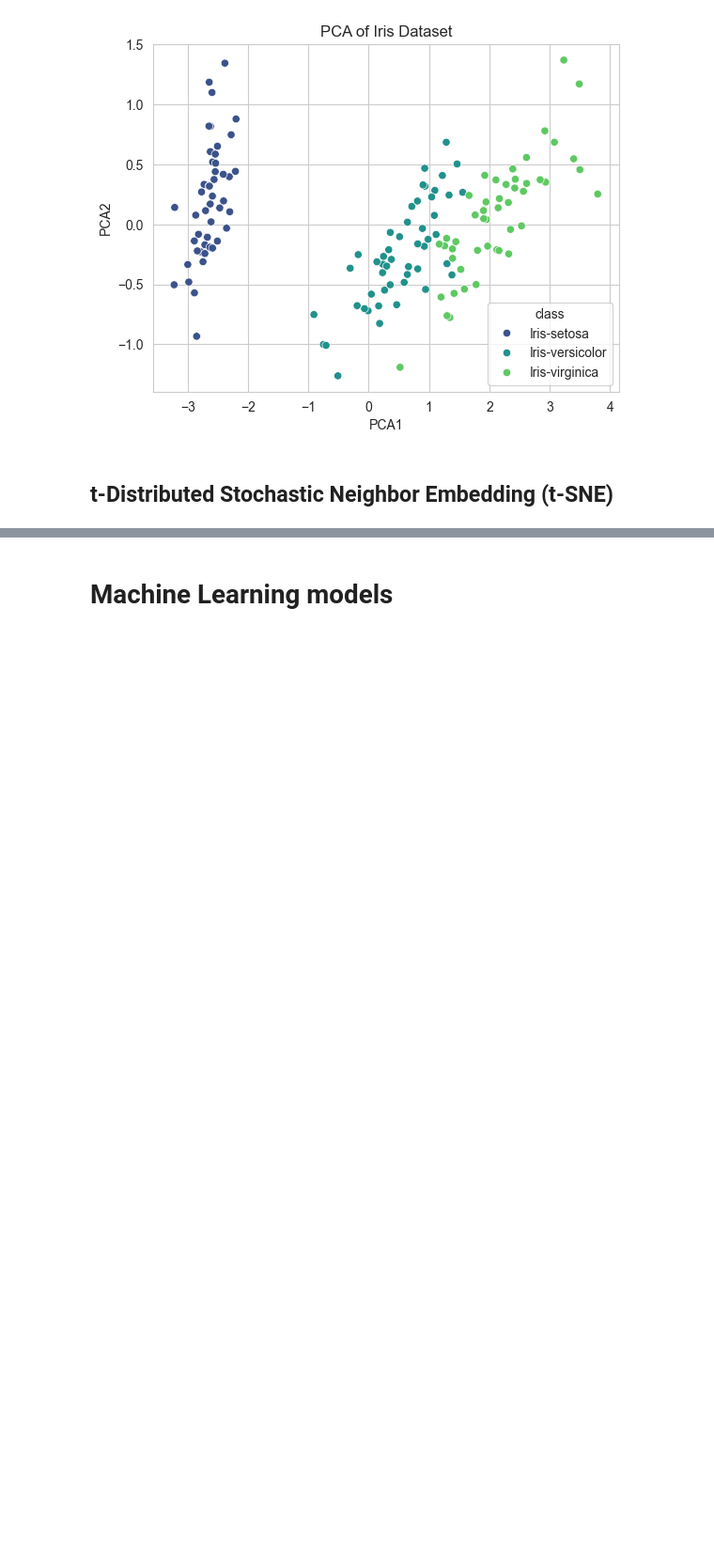
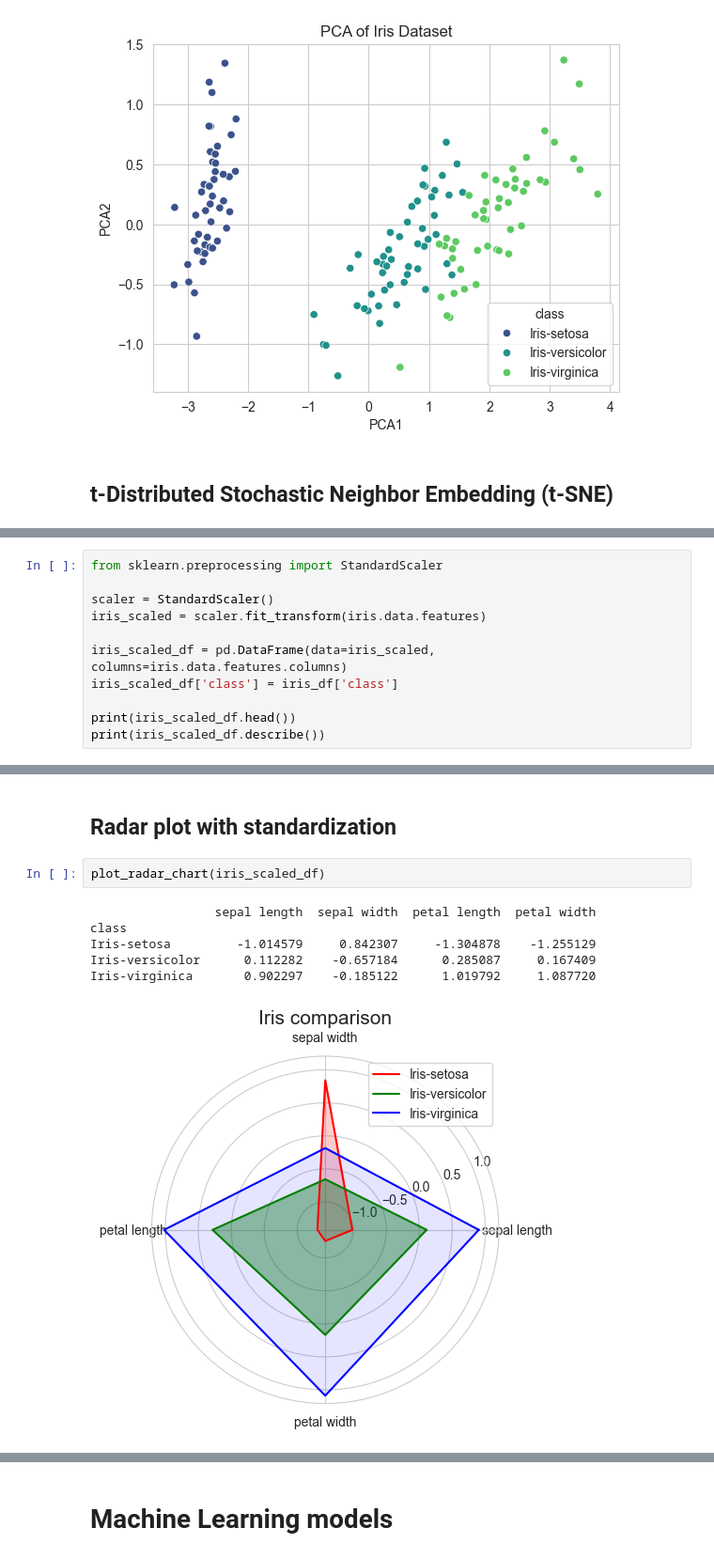
Before and after one commit to dzebrowskii/Iris-analysis, a Jupyter notebook: iris_eda.ipynb, the cells around one changed output, grey strips where cells are left out. Shown at 94% size. Cells and saved outputs as stored; diff of their text form; blank space fills up the shorter version.

```diff
--- a/iris_eda.ipynb
+++ b/iris_eda.ipynb
@@ -252,0 +298,11 @@ plt.show()
+# %%
+from sklearn.preprocessing import StandardScaler
+
+scaler = StandardScaler()
+iris_scaled = scaler.fit_transform(iris.data.features)
+
+iris_scaled_df = pd.DataFrame(data=iris_scaled, columns=iris.data.features.columns)
+iris_scaled_df['class'] = iris_df['class']
+
+print(iris_scaled_df.head())
+print(iris_scaled_df.describe())
@@ -252,0 +327,11 @@ plt.show()
+# %% [markdown]
+## Radar plot with standardization
+# %%
+plot_radar_chart(iris_scaled_df)
+# %% [output]
+                 sepal length  sepal width  petal length  petal width
+class
+Iris-setosa         -1.014579     0.842307     -1.304878    -1.255129
+Iris-versicolor      0.112282    -0.657184      0.285087     0.167409
+Iris-virginica       0.902297    -0.185122      1.019792     1.087720
+[figure, added]
```
Also changed, not shown: parts of 10 cells of this notebook.
